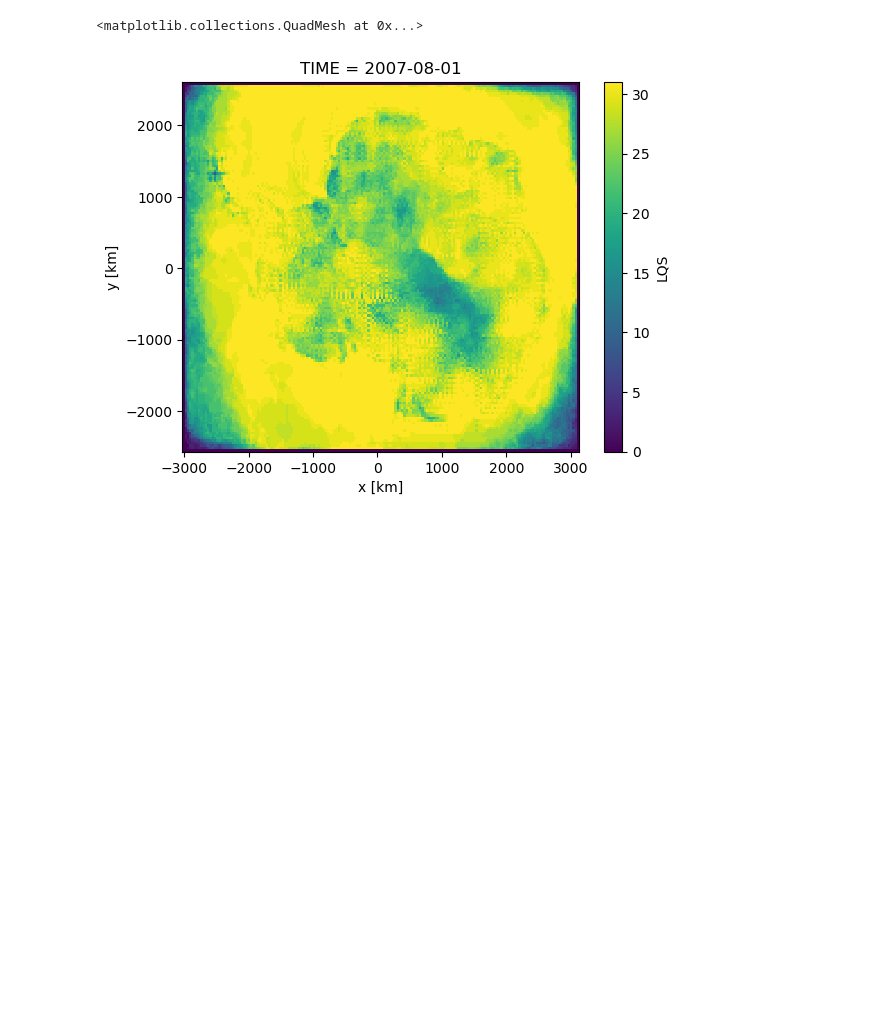
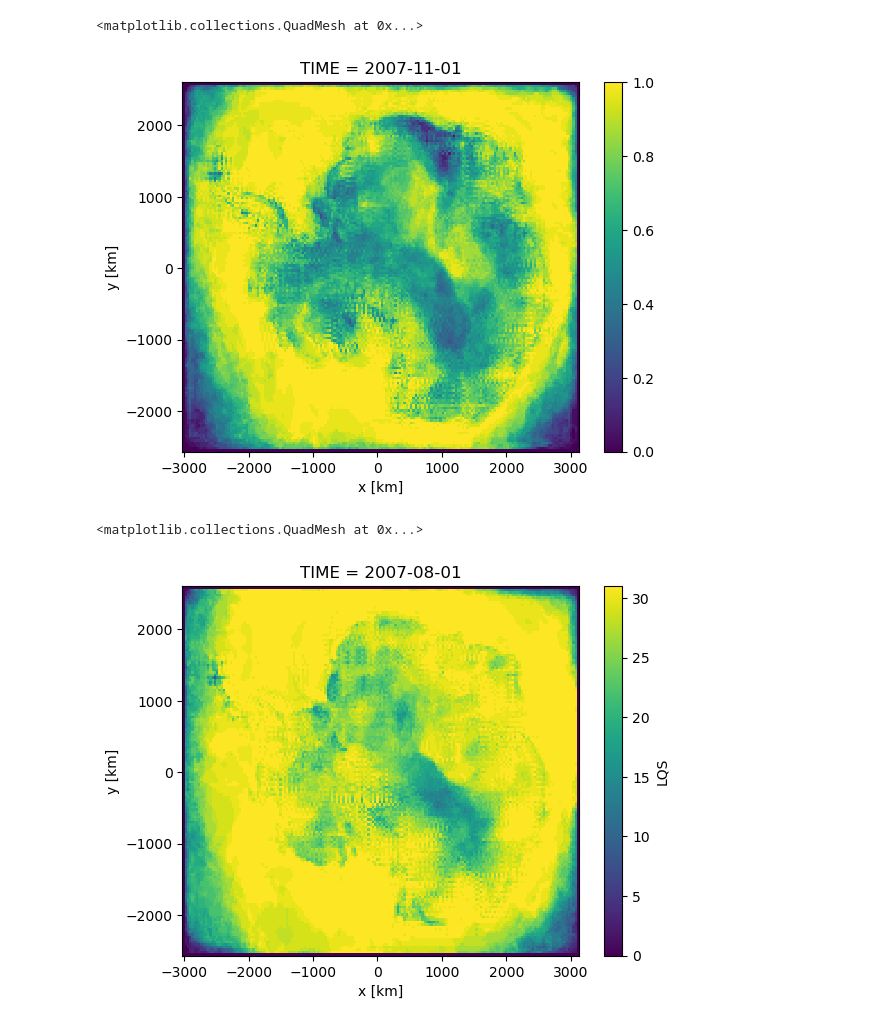
Before and after one commit to stefan-hofer/Antarctica_clouds, a Jupyter notebook: Charles/mar_threshold.ipynb, the cells around one changed output. Drawn from its saved outputs; the diff is of its cells as text; code cells hidden in the pictures; blank space fills up the shorter version.

```diff
--- a/Charles/mar_threshold.ipynb
+++ b/Charles/mar_threshold.ipynb
@@ -63,3 +46,12 @@ total_vert_bs = LQS_bs_clear.sum(dim='ATMLAY')
 
 # True or false if at least one layer on a given day had blowing snow
 vert_snow_detected = total_vert_bs > 0
+
+# Sum per month of cloud-free BS occurences (DO NOT USE)
+LQS_bs_clear_sum = LQS_bs_clear.resample(TIME='MS').sum()
+# This version detects blowing snow if at least one ATMLAY has detected BS (USE THIS)
+LQS_bs_clear_sum_alt = vert_snow_detected.resample(TIME='MS').sum()
+# Create the actual frequencies
+days_in_month = LQS_bs_clear_sum_alt.TIME.dt.daysinmonth # AMAZING :-D Gives days in each month for the frequency analysis
+frequency_monthly_bs = LQS_bs_clear_sum_alt/days_in_month
+frequency_monthly_bs
@@ -71,3 +76,9 @@ LQS_bs_clear_sum_alt = vert_snow_detected.resample(TIME='MS').sum()
+# %%
+plt.close('all')
+frequency_monthly_bs.isel(TIME=10).plot()
+# %% [output]
+<matplotlib.collections.QuadMesh at 0x...>
+[figure, added]
 # %%
 LQS_bs_clear_sum_alt[7,:,:].plot()
 # %% [output]
```
Also changed, not shown: parts of 9 cells of this notebook, 1 other file.
